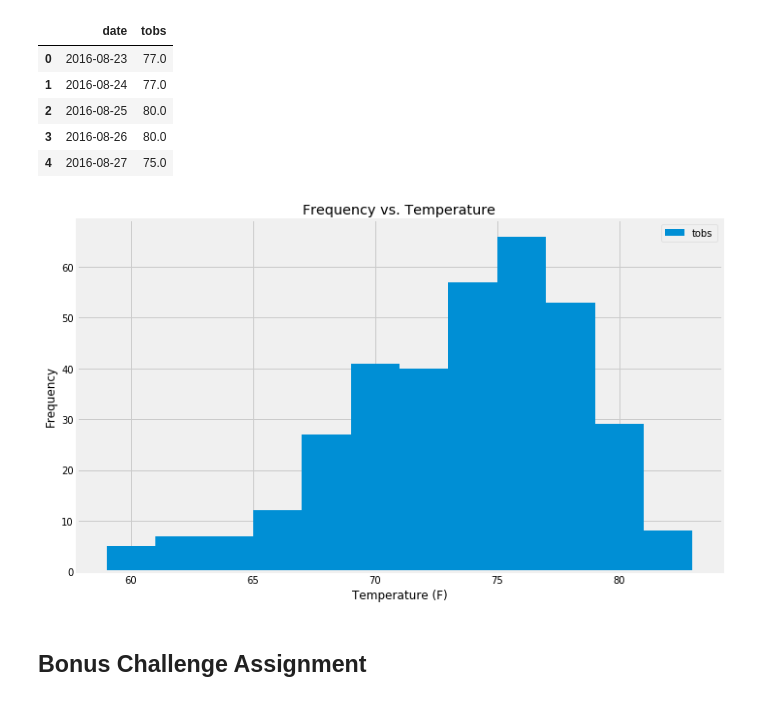
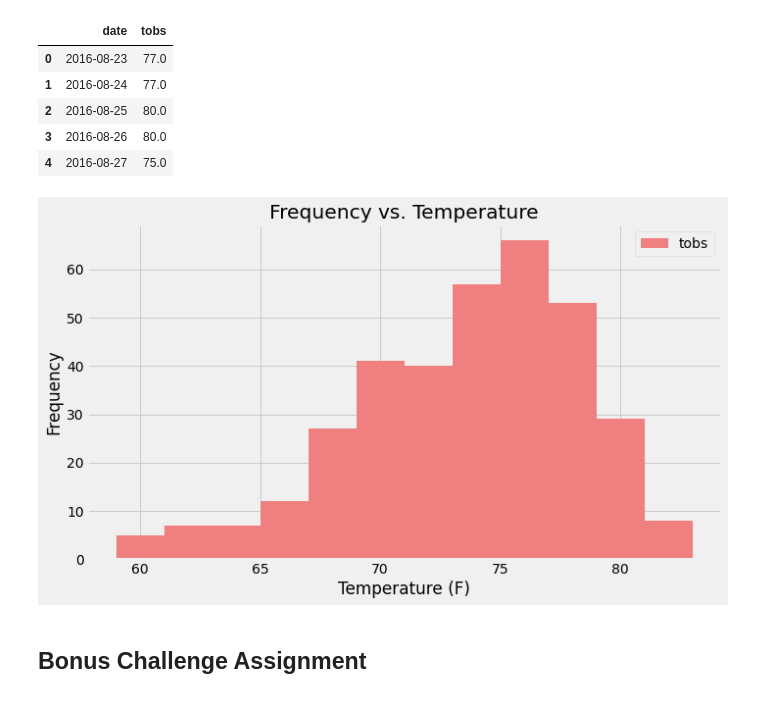
Before and after one commit to ZenAcar/SQLalchemy-Vacation-Planning-with-Climate-Analysis, a Jupyter notebook: climate.ipynb, the cells around one changed output. Drawn from its saved outputs; the diff is of its cells as text; code cells hidden in the pictures.

```diff
--- a/climate.ipynb
+++ b/climate.ipynb
@@ -188,16 +188,16 @@ station_temp_obsrv_df.head()
 | 4 | 2016-08-27 | 75.0 |
 # %%
 #plot the results as a histogram
-station_temp_obsrv_df.hist(bins=12, label="tobs", figsize=(10,6) )
+station_temp_obsrv_df.hist(bins=12, label="tobs", color="lightcoral", figsize=(10,6) )
 plt.xlabel("Temperature (F)")
 plt.ylabel("Frequency")
 plt.title("Frequency vs. Temperature")
 plt.legend()
 plt.tight_layout()
 plt.savefig("Output/temp_hist.png")
 plt.show()
 # %% [output]
-[figure, old version]
+[figure, new version]
 # %% [markdown]
 ## Bonus Challenge Assignment
 # %% [markdown]
```
Also changed, not shown: parts of 3 cells of this notebook, 7 other files.
